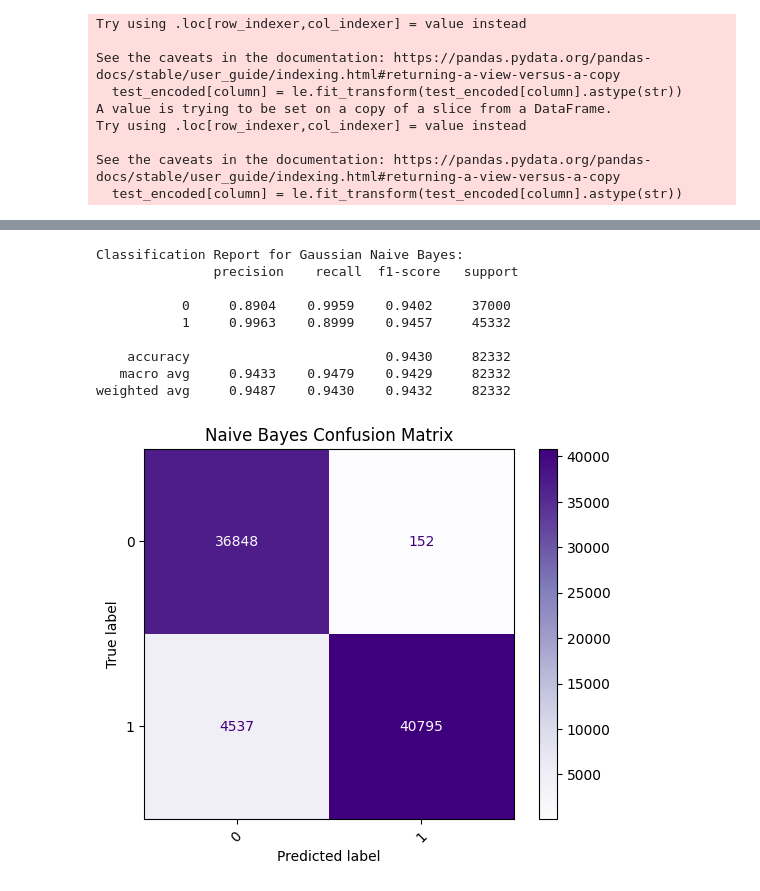
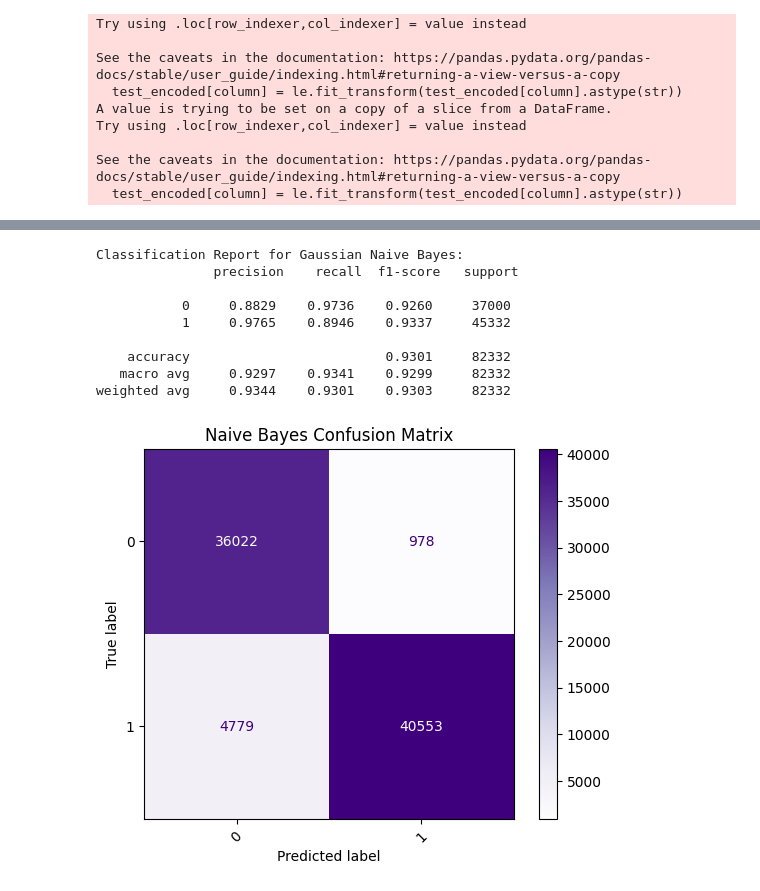
Before and after one commit to zalak0/CyberSoldier, a Jupyter notebook: sub_goalA/1.ipynb, the cells around one changed output, grey strips where cells are left out. Drawn from its saved outputs; the diff is of its cells as text; code cells hidden in the pictures.

```diff
--- a/sub_goalA/1.ipynb
+++ b/sub_goalA/1.ipynb
@@ -42,7 +51,7 @@ feature_desc = pd.read_csv('NB15_features.csv', encoding='cp1252')
 # %%
 #isolate + clean features
 features = [
-    'attack_cat','proto', 'is_ftp_login', 'is_sm_ips_ports', 'response_body_len']
+    'attack_cat','proto', 'is_ftp_login', 'dur', 'response_body_len']
 
 train_encoded = train[features]
 label_encoders = {}
@@ -123,23 +142,25 @@ weighted avg     0.9570    0.9524    0.9525     82332
 # %%
 #naive bayes
 nb_model = GaussianNB()
 nb_model.fit(X_train, y_train)
 y_pred_nb = nb_model.predict(X_test)
 cm_nb = confusion_matrix(y_test, y_pred_nb)
+acc_nb = accuracy_score(y_test, y_pred_nb)
+f1_nb = f1_score(y_test, y_pred_nb, average='weighted')
 
 print("\nClassification Report for Gaussian Naive Bayes:\n", classification_report(y_test, y_pred_nb, digits=4, zero_division=0))
 disp = ConfusionMatrixDisplay(confusion_matrix=cm_nb)
 disp.plot(cmap='Purples', xticks_rotation=45)
 plt.title("Naive Bayes Confusion Matrix")
 plt.show()
 # %% [output]
 Classification Report for Gaussian Naive Bayes:
                precision    recall  f1-score   support
 
-           0     0.8904    0.9959    0.9402     37000
-           1     0.9963    0.8999    0.9457     45332
+           0     0.8829    0.9736    0.9260     37000
+           1     0.9765    0.8946    0.9337     45332
 
-    accuracy                         0.9430     82332
-   macro avg     0.9433    0.9479    0.9429     82332
-weighted avg     0.9487    0.9430    0.9432     82332
+    accuracy                         0.9301     82332
+   macro avg     0.9297    0.9341    0.9299     82332
+weighted avg     0.9344    0.9301    0.9303     82332
-[figure, old version]
+[figure, new version]
```
Also changed, not shown: parts of 15 cells of this notebook.
